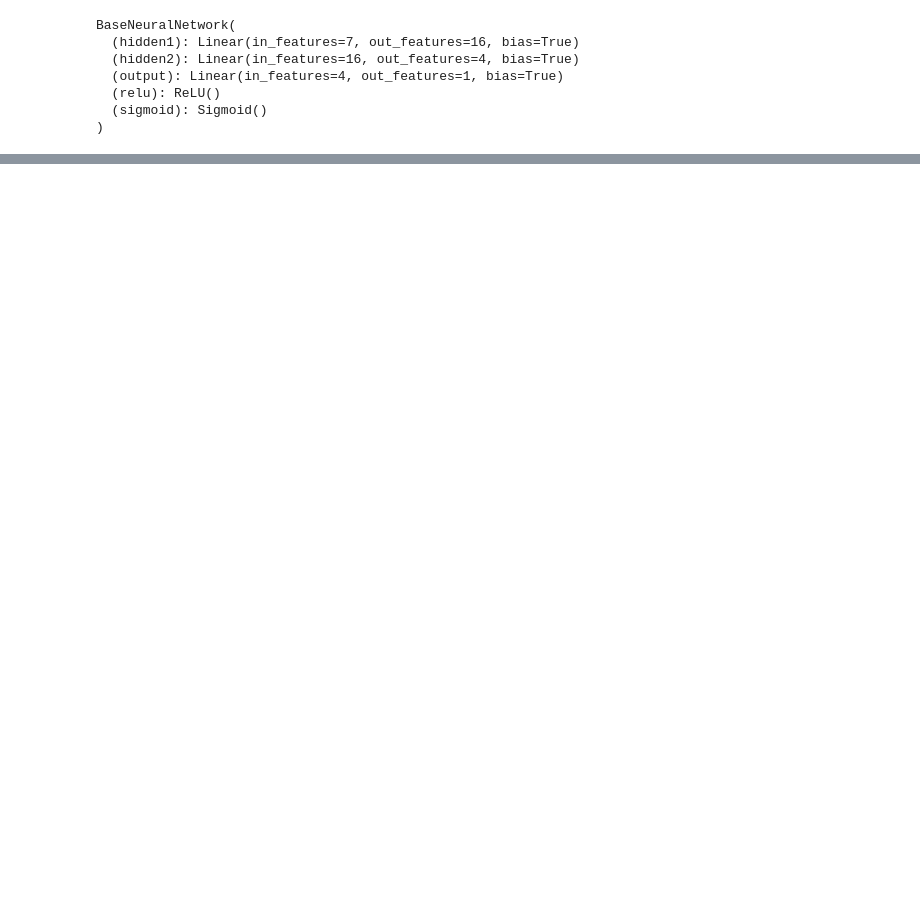
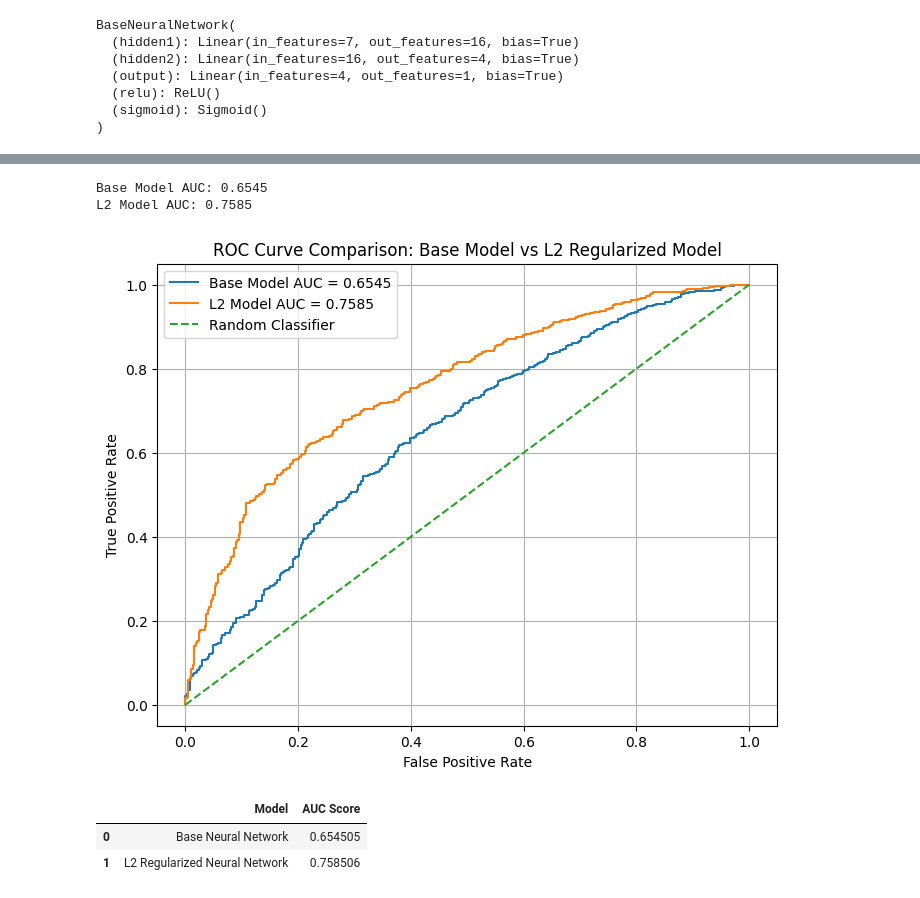
Before and after one commit to MateusVeloso16/regularization-dl-assignment, a Jupyter notebook: regularization_assignment.ipynb, the cells around one changed output, grey strips where cells are left out. Drawn from its saved outputs; the diff is of its cells as text; code cells hidden in the pictures; blank space fills up the shorter version.

Commit message:
Complete question 4 ROC AUC comparison

```diff
--- a/regularization_assignment.ipynb
+++ b/regularization_assignment.ipynb
@@ -315,0 +319,47 @@ L2 Model Accuracy: 0.7583
+# %%
+base_model.eval()
+l2_model.eval()
+
+with torch.no_grad():
+    base_probs = base_model(X_test_tensor).cpu().numpy().ravel()
+    l2_probs = l2_model(X_test_tensor).cpu().numpy().ravel()
+    y_true = y_test_tensor.cpu().numpy().ravel()
+# %%
+base_fpr, base_tpr, base_thresholds = roc_curve(y_true, base_probs)
+l2_fpr, l2_tpr, l2_thresholds = roc_curve(y_true, l2_probs)
+
+base_auc = auc(base_fpr, base_tpr)
+l2_auc = auc(l2_fpr, l2_tpr)
+
+print(f"Base Model AUC: {base_auc:.4f}")
+print(f"L2 Model AUC: {l2_auc:.4f}")
+# %% [output]
+Base Model AUC: 0.6545
+L2 Model AUC: 0.7585
+# %%
+plt.figure(figsize=(8, 6))
+
+plt.plot(base_fpr, base_tpr, label=f"Base Model AUC = {base_auc:.4f}")
+plt.plot(l2_fpr, l2_tpr, label=f"L2 Model AUC = {l2_auc:.4f}")
+
+plt.plot([0, 1], [0, 1], linestyle="--", label="Random Classifier")
+
+plt.xlabel("False Positive Rate")
+plt.ylabel("True Positive Rate")
+plt.title("ROC Curve Comparison: Base Model vs L2 Regularized Model")
+plt.legend()
+plt.grid(True)
+plt.show()
+# %% [output]
+[figure, added]
+# %%
+results = pd.DataFrame({
+    "Model": ["Base Neural Network", "L2 Regularized Neural Network"],
+    "AUC Score": [base_auc, l2_auc]
+})
+
+results
+# %% [output]
+|  | Model | AUC Score |
+| 0 | Base Neural Network | 0.654505 |
+| 1 | L2 Regularized Neural Network | 0.758506 |
```
Also changed, not shown: parts of 7 cells of this notebook.
